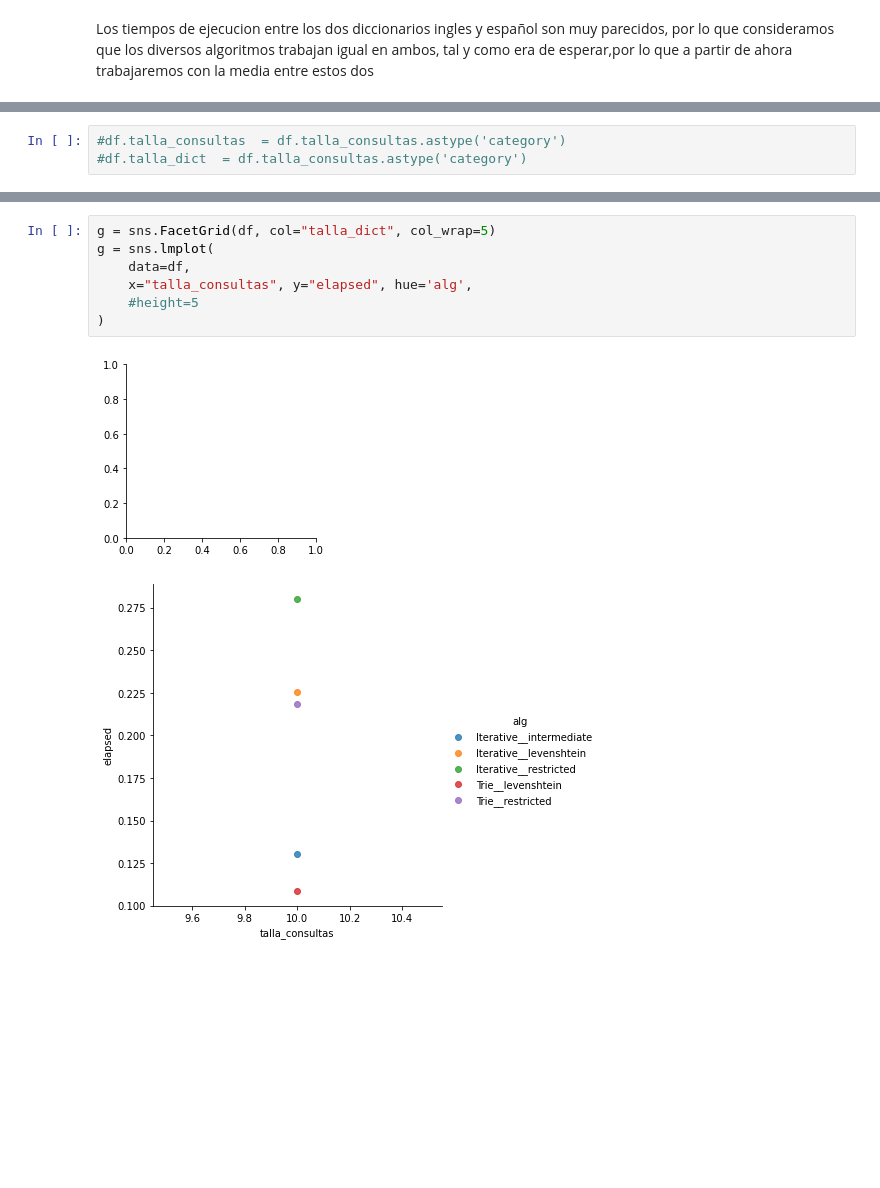
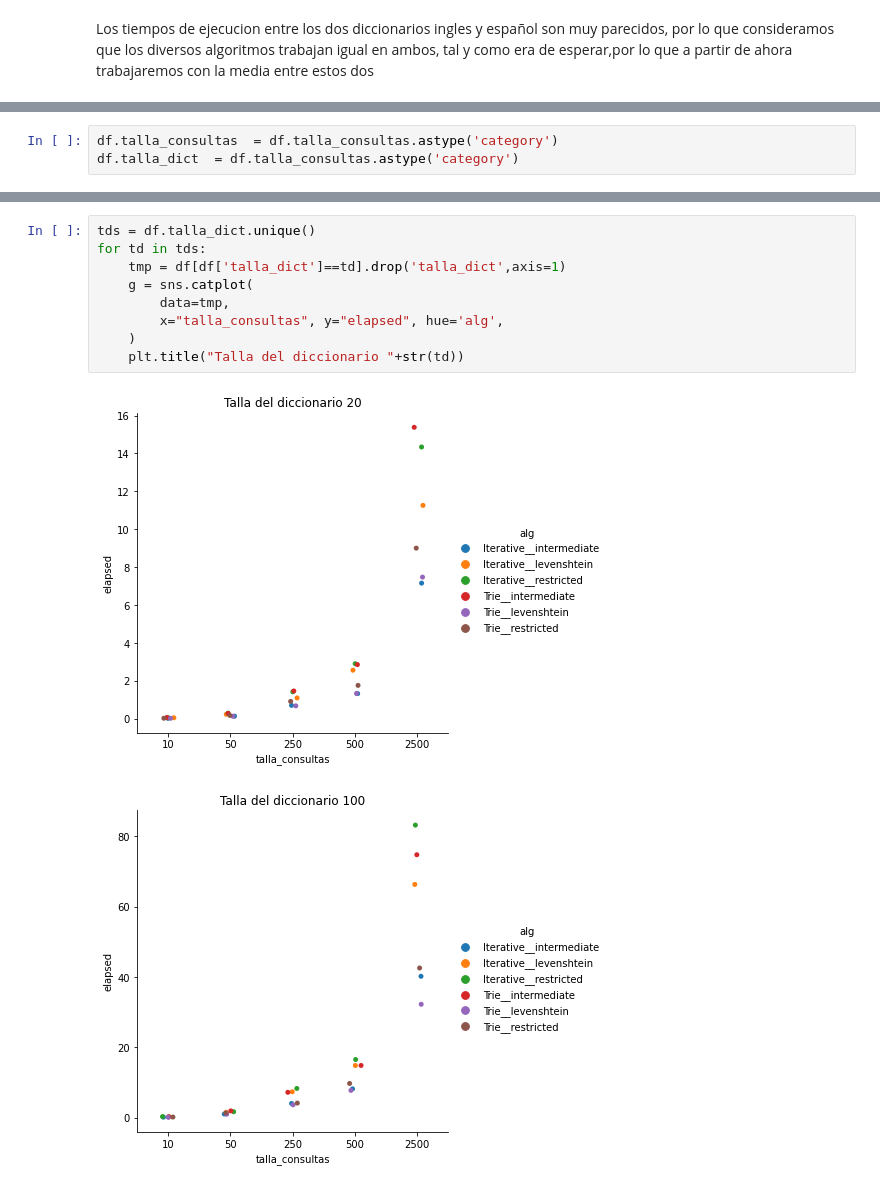
Before and after one commit to david8z/alg-practicas, a Jupyter notebook: tarea5/analysis.ipynb, the cells around one changed output, grey strips where cells are left out. Cells and saved outputs as stored; diff of their text form; blank space fills up the shorter version.

```diff
--- a/tarea5/analysis.ipynb
+++ b/tarea5/analysis.ipynb
@@ -66,3 +66,3 @@ df.head()
 # %%
-#df.talla_consultas  = df.talla_consultas.astype('category')
-#df.talla_dict  = df.talla_consultas.astype('category')
+df.talla_consultas  = df.talla_consultas.astype('category')
+df.talla_dict  = df.talla_consultas.astype('category')
@@ -81,10 +69,12 @@ g = sns.lmplot(
-# %%
-g = sns.FacetGrid(df, col="talla_dict", col_wrap=5)
-g = sns.lmplot(
-    data=df,
-    x="talla_consultas", y="elapsed", hue='alg',
-    #height=5
-)
-# %% [output]
-[figure, removed]
-[figure, removed]
+# %%
+tds = df.talla_dict.unique()
+for td in tds:
+    tmp = df[df['talla_dict']==td].drop('talla_dict',axis=1)
+    g = sns.catplot(
+        data=tmp,
+        x="talla_consultas", y="elapsed", hue='alg',
+    )
+    plt.title("Talla del diccionario "+str(td))
+# %% [output]
+[figure, added]
+[figure, added]
```
Also changed, not shown: parts of 7 cells of this notebook, 2 other files.
